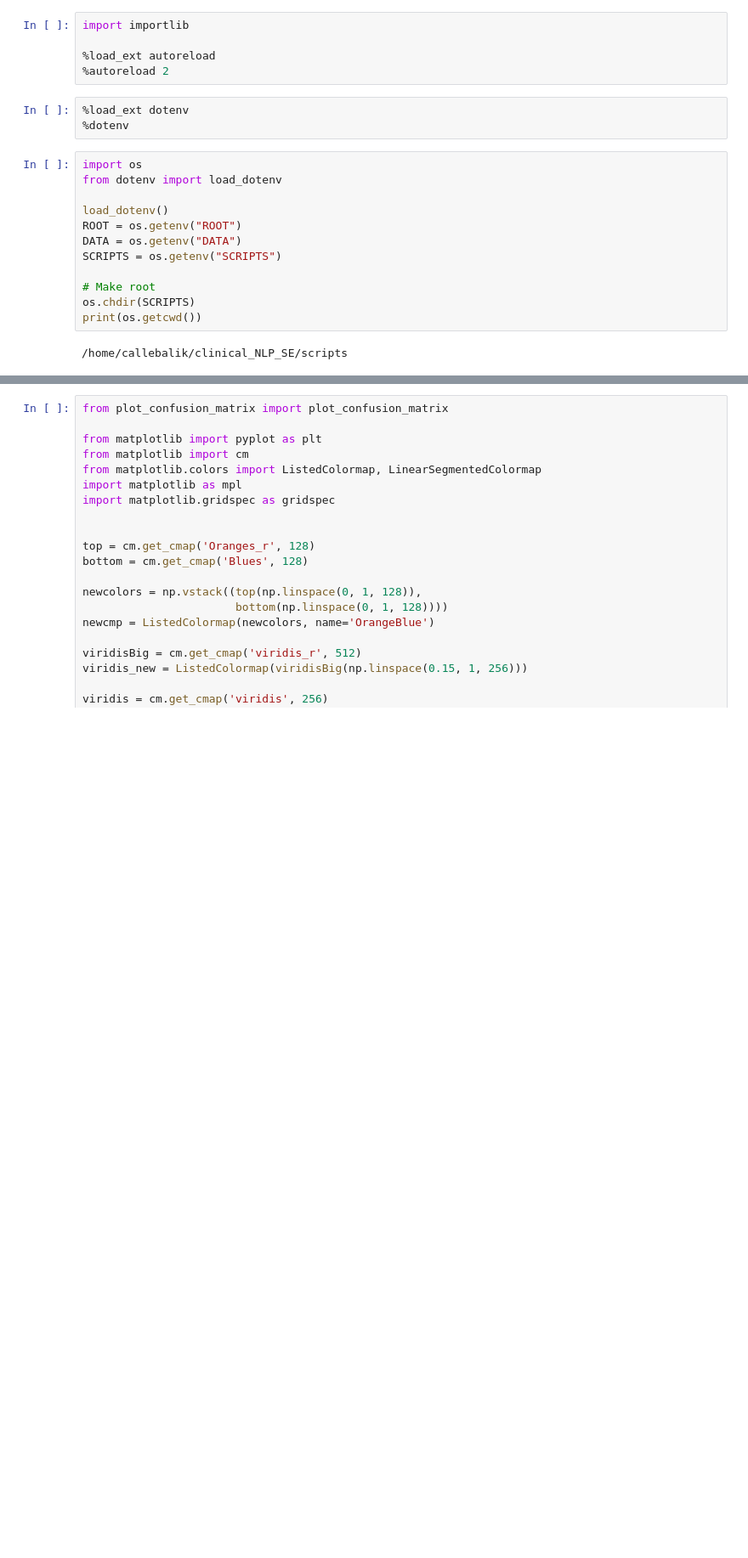
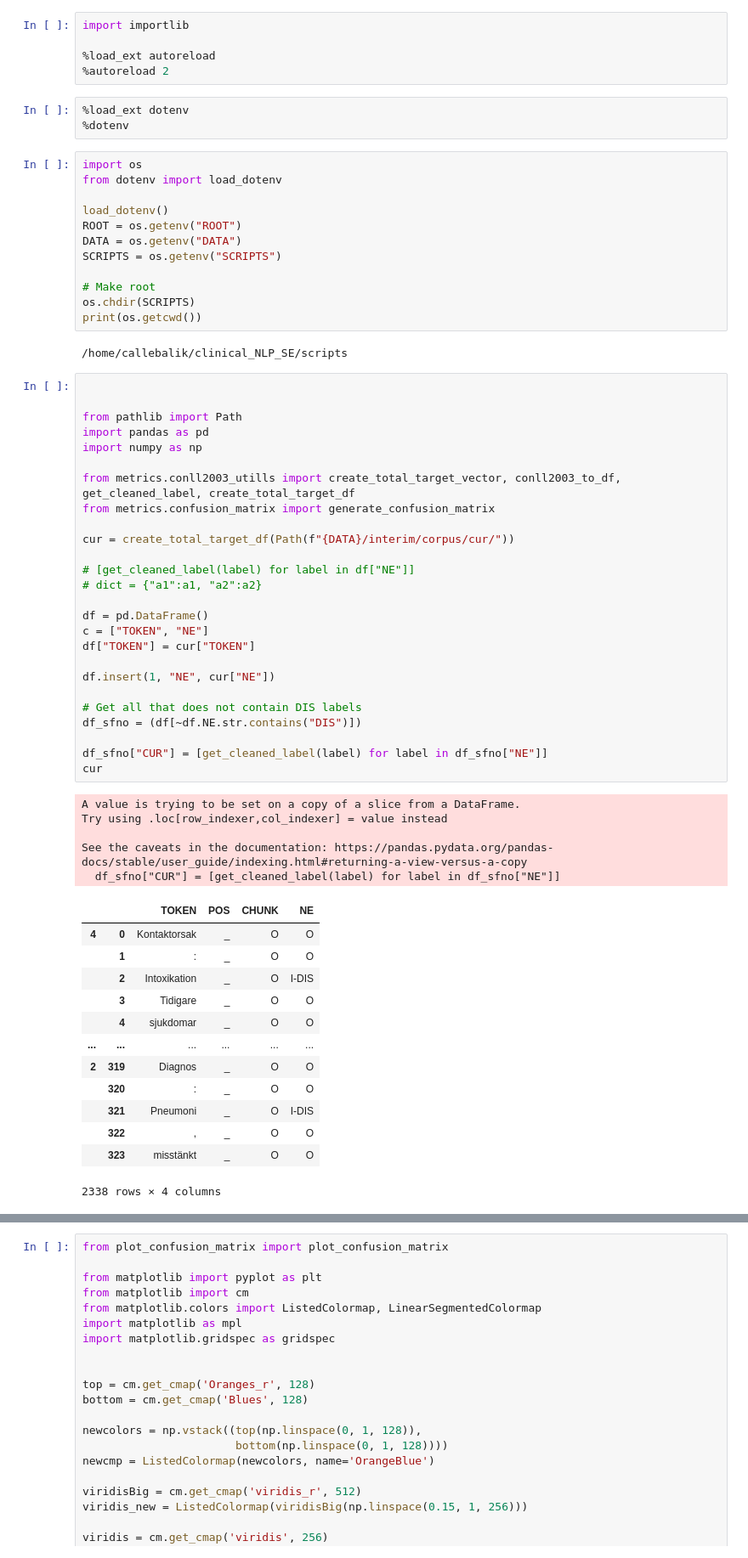
Before and after one commit to callebalik/clinical_NLP_SE, a Jupyter notebook: scripts/spacy_confusion.ipynb, the cells around one changed output, grey strips where cells are left out. Shown at 85% size. Saved outputs shown, nothing was run; the diff lists cells and outputs as text; blank space fills up the shorter version.

Commit message:
spacy confusion in protable format - just align

```diff
--- a/scripts/spacy_confusion.ipynb
+++ b/scripts/spacy_confusion.ipynb
@@ -20,3 +20,48 @@ os.chdir(SCRIPTS)
 print(os.getcwd())
 # %% [output]
 /home/callebalik/clinical_NLP_SE/scripts
+# %%
+
+
+from pathlib import Path
+import pandas as pd
+import numpy as np
+
+from metrics.conll2003_utills import create_total_target_vector, conll2003_to_df, get_cleaned_label, create_total_target_df
+from metrics.confusion_matrix import generate_confusion_matrix
+
+cur = create_total_target_df(Path(f"{DATA}/interim/corpus/cur/"))
+
+# [get_cleaned_label(label) for label in df["NE"]]
+# dict = {"a1":a1, "a2":a2}
+
+df = pd.DataFrame()
+c = ["TOKEN", "NE"]
+df["TOKEN"] = cur["TOKEN"]
+
+df.insert(1, "NE", cur["NE"])
+
+# Get all that does not contain DIS labels
+df_sfno = (df[~df.NE.str.contains("DIS")])
+
+df_sfno["CUR"] = [get_cleaned_label(label) for label in df_sfno["NE"]]
+cur
+# %% [output]
+A value is trying to be set on a copy of a slice from a DataFrame.
+Try using .loc[row_indexer,col_indexer] = value instead
+
+See the caveats in the documentation: https://pandas.pydata.org/pandas-docs/stable/user_guide/indexing.html#returning-a-view-versus-a-copy
+  df_sfno["CUR"] = [get_cleaned_label(label) for label in df_sfno["NE"]]
+|  |  | TOKEN | POS | CHUNK | NE |
+| 4 | 0 | Kontaktorsak | _ | O | O |
+|  | 1 | : | _ | O | O |
+|  | 2 | Intoxikation | _ | O | I-DIS |
+|  | 3 | Tidigare | _ | O | O |
+|  | 4 | sjukdomar | _ | O | O |
+| ... | ... | ... | ... | ... | ... |
+| 2 | 319 | Diagnos | _ | O | O |
+|  | 320 | : | _ | O | O |
+|  | 321 | Pneumoni | _ | O | I-DIS |
+|  | 322 | , | _ | O | O |
+|  | 323 | misstänkt | _ | O | O |
+2338 rows × 4 columns
```
Also changed, not shown: parts of 14 cells of this notebook, 6 other files.
